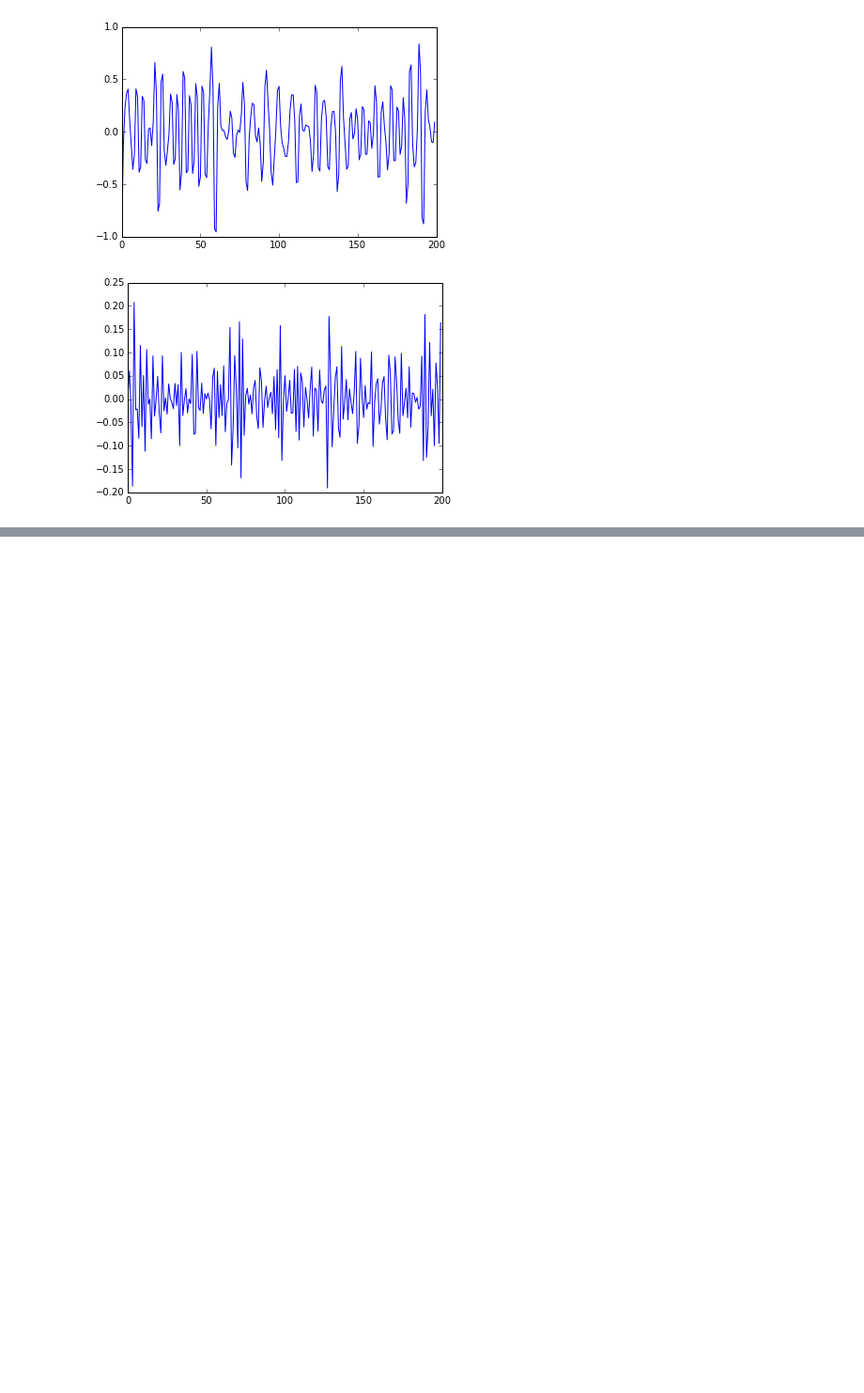
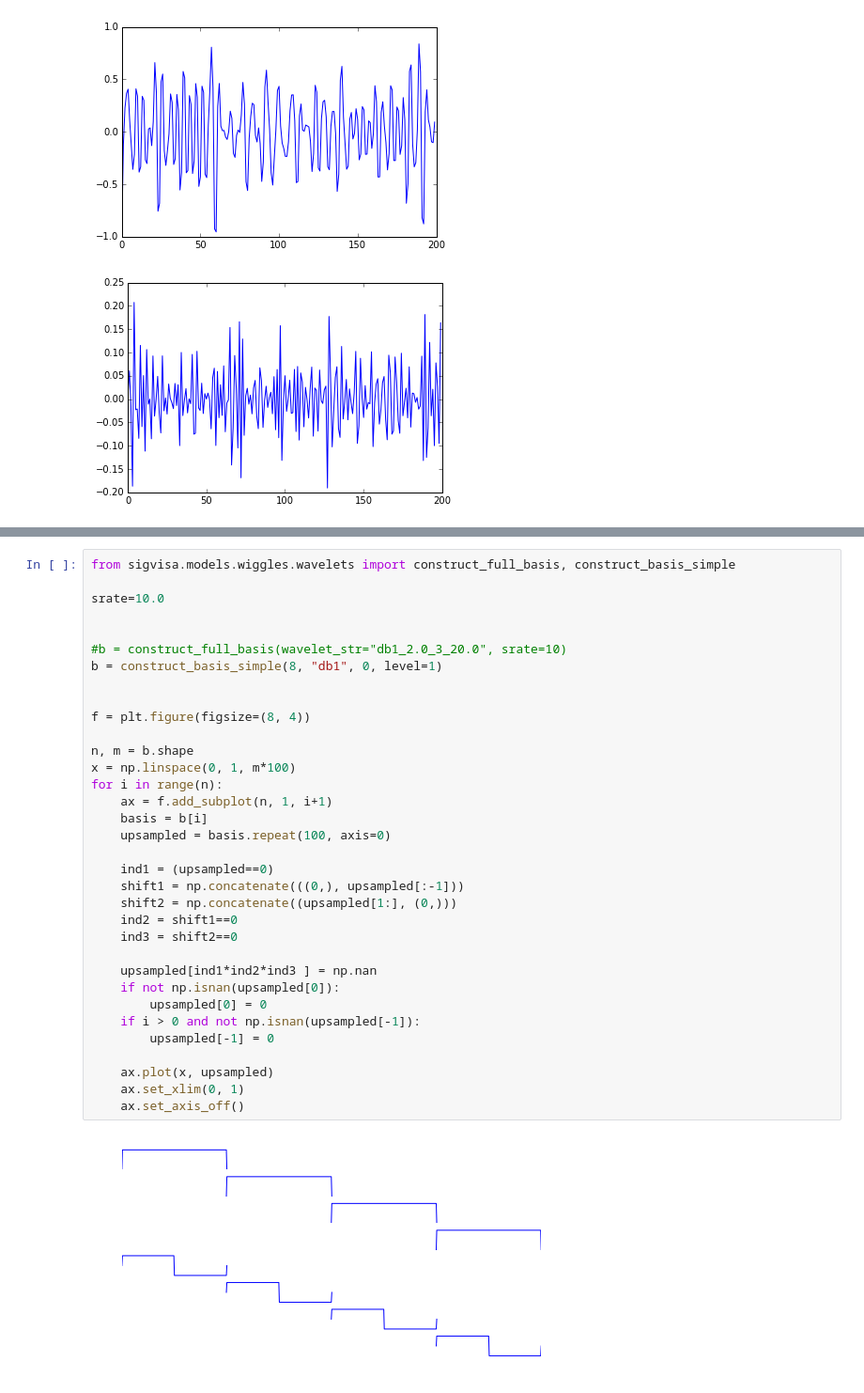
Before and after one commit to davmre/sigvisa, a Jupyter notebook: notebooks/thesis/dissertation_talk_plots.ipynb, the cells around one changed output, grey strips where cells are left out. Shown at 94% size. Cells and saved outputs as stored; diff of their text form; blank space fills up the shorter version.

```diff
--- a/notebooks/thesis/dissertation_talk_plots.ipynb
+++ b/notebooks/thesis/dissertation_talk_plots.ipynb
@@ -159,0 +213,36 @@ print start_idxs
+# %%
+from sigvisa.models.wiggles.wavelets import construct_full_basis, construct_basis_simple
+
+srate=10.0
+
+
+#b = construct_full_basis(wavelet_str="db1_2.0_3_20.0", srate=10)
+b = construct_basis_simple(8, "db1", 0, level=1)
+
+
+f = plt.figure(figsize=(8, 4))
+
+n, m = b.shape
+x = np.linspace(0, 1, m*100)
+for i in range(n):
+    ax = f.add_subplot(n, 1, i+1)
+    basis = b[i]
+    upsampled = basis.repeat(100, axis=0)
+
+    ind1 = (upsampled==0)
+    shift1 = np.concatenate(((0,), upsampled[:-1]))
+    shift2 = np.concatenate((upsampled[1:], (0,)))
+    ind2 = shift1==0
+    ind3 = shift2==0
+
+    upsampled[ind1*ind2*ind3 ] = np.nan
+    if not np.isnan(upsampled[0]):
+        upsampled[0] = 0
+    if i > 0 and not np.isnan(upsampled[-1]):
+        upsampled[-1] = 0
+
+    ax.plot(x, upsampled)
+    ax.set_xlim(0, 1)
+    ax.set_axis_off()
+# %% [output]
+[figure, added]
```
Also changed, not shown: parts of 7 cells of this notebook, 22 other files.
